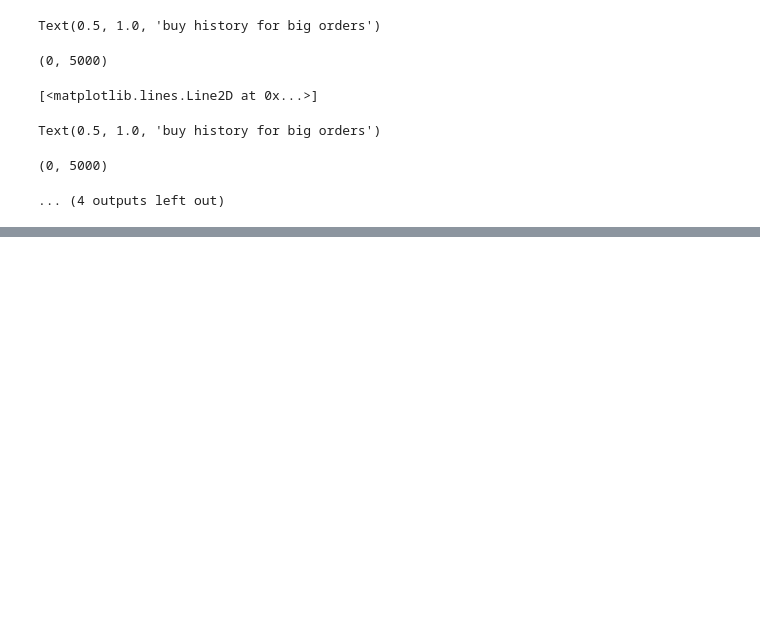
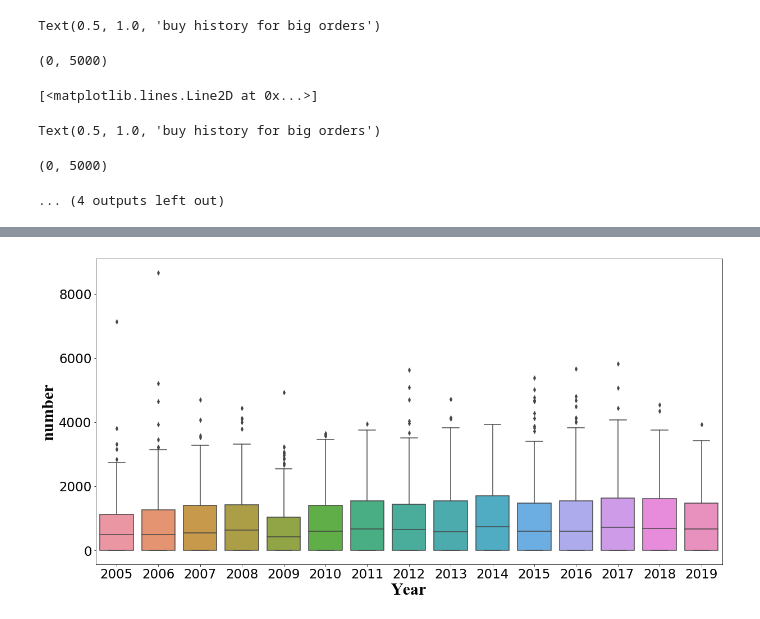
Before and after one commit to HuangYiran/schloetter, a Jupyter notebook: notebooks/First View.ipynb, the cells around one changed output, grey strips where cells are left out. Drawn from its saved outputs; the diff is of its cells as text; code cells hidden in the pictures; blank space fills up the shorter version.

```diff
--- a/notebooks/First View.ipynb
+++ b/notebooks/First View.ipynb
@@ -638,0 +673,3 @@ tmp.describe()
+# %%
+df = pd.read_csv('../data/Artikelbewegungen ab 1996.txt', sep=';', encoding = 'ISO-8859-1', header=None)
+df = preprocessing(df)
@@ -638,0 +685,18 @@ tmp.describe()
+# %%
+def plot_trend_of_product(ArtNr):
+    tmp = create_grid_data_for_an_article(ArtNr, df)
+    tmp['year'] = tmp.index.year
+    plt.figure(figsize=(20, 10))
+    sns.boxplot(x = 'year', y = 'Menge', data = tmp)
+    plt.tick_params(labelsize=23)
+    font2 = {'family': 'Times New Roman',
+             'weight': 'normal',
+             'size': 30,
+             }
+    plt.xlabel('Year', font2)
+    plt.ylabel('number', font2)
+# %%
+# treand plot
+plot_trend_of_product('200032')
+# %% [output]
+[figure, added]
```
Also changed, not shown: parts of 24 cells of this notebook.
